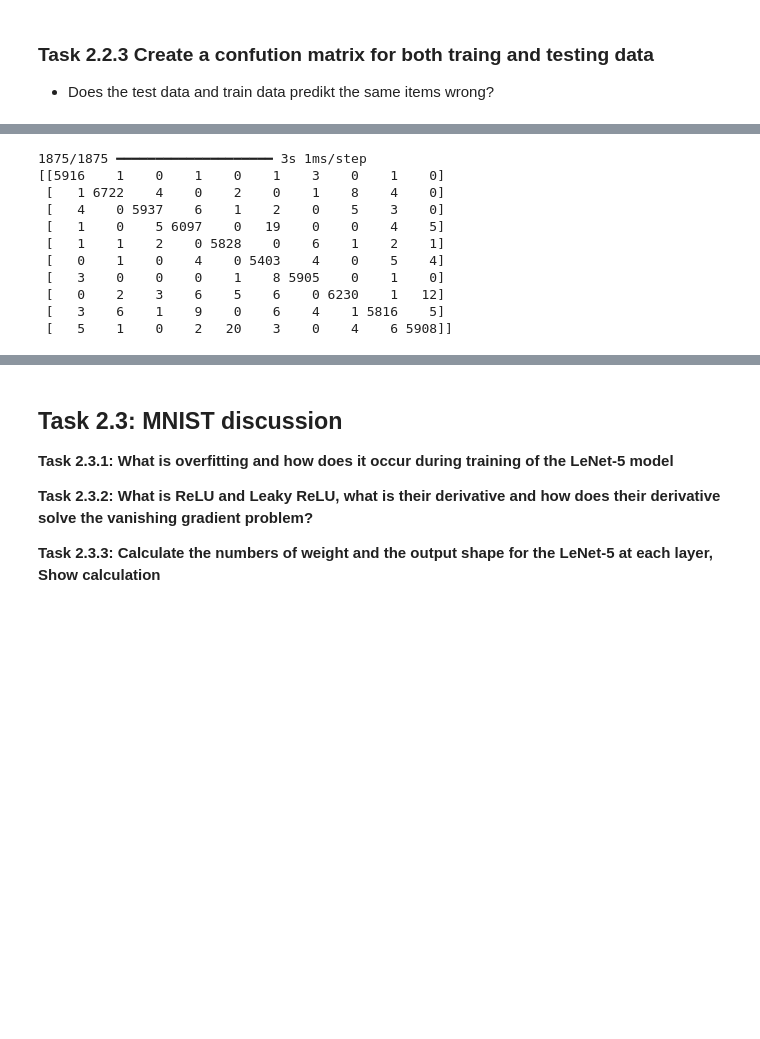
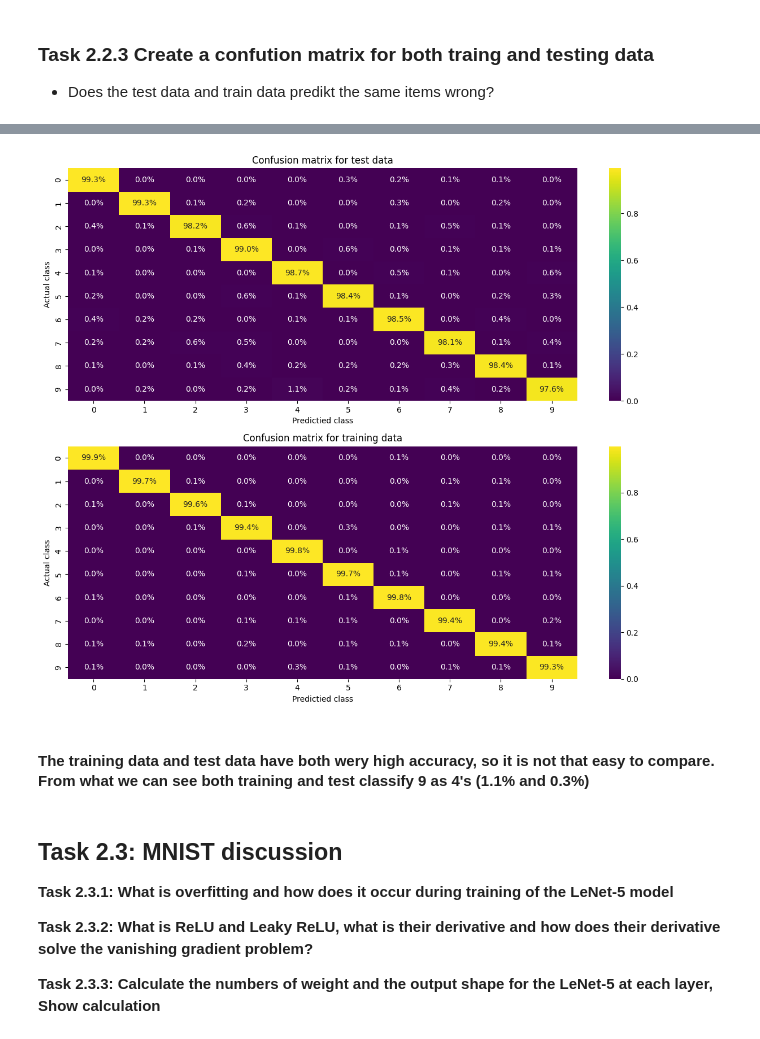
Before and after one commit to hskramstad00/DAT300, a Jupyter notebook: Assignments/CA2/CA2_CNN_Template_02.ipynb, the cells around one changed output, grey strips where cells are left out. Saved outputs shown, nothing was run; the diff lists cells and outputs as text; code cells hidden in the pictures; blank space fills up the shorter version.

Commit message:
fixed confusion matrix for task 2.2.3, with seaborn heatmap plot for better visualization

```diff
--- a/Assignments/CA2/CA2_CNN_Template_02.ipynb
+++ b/Assignments/CA2/CA2_CNN_Template_02.ipynb
@@ -288,21 +269,38 @@ print(confusion_matrix(y_test_conf,y_pred_test))
-# %%
-# creating confusion matrix for training data
-y_prob_train = model.predict(X_train)
-
-# same as with test, changing to prediction
-y_pred_train = np.argmax(y_prob_train, axis=1)
-y_train_conf = np.argmax(y_train, axis=1)
-
-print(confusion_matrix(y_train_conf, y_pred_train))
-# %% [output]
-1875/1875 ━━━━━━━━━━━━━━━━━━━━ 3s 1ms/step
-[[5916    1    0    1    0    1    3    0    1    0]
- [   1 6722    4    0    2    0    1    8    4    0]
- [   4    0 5937    6    1    2    0    5    3    0]
- [   1    0    5 6097    0   19    0    0    4    5]
- [   1    1    2    0 5828    0    6    1    2    1]
- [   0    1    0    4    0 5403    4    0    5    4]
- [   3    0    0    0    1    8 5905    0    1    0]
- [   0    2    3    6    5    6    0 6230    1   12]
- [   3    6    1    9    0    6    4    1 5816    5]
- [   5    1    0    2   20    3    0    4    6 5908]]
+# %%
+# creating confusion matrix for  test data
+y_prob_test = model.predict(X_test)
+
+# have to change to give one prediction for each picture
+y_pred_test = np.argmax(y_prob_test,axis=1)
+y_test_conf = np.argmax(y_test,axis=1)
+
+cf_test = confusion_matrix(y_test_conf,y_pred_test, normalize='true')
+
+# creating confusion matrix for training data
+y_prob_train = model.predict(X_train)
+
+# same as with test, changing to prediction
+y_pred_train = np.argmax(y_prob_train, axis=1)
+y_train_conf = np.argmax(y_train, axis=1)
+
+cf_train = confusion_matrix(y_train_conf, y_pred_train, normalize='true')
+
+# plotting
+plt.figure(figsize=(12,10))
+
+plt.subplot(2,1,1)
+sns.heatmap(cf_test, annot=True, fmt='.1%', cmap='viridis')
+plt.xlabel('Predictied class')
+plt.ylabel('Actual class')
+plt.title('Confusion matrix for test data')
+
+plt.subplot(2,1,2)
+sns.heatmap(cf_train, annot=True, fmt='.1%', cmap='viridis')
+plt.xlabel('Predictied class')
+plt.ylabel('Actual class')
+plt.title('Confusion matrix for training data')
+
+plt.tight_layout()
+
+plt.show()
+# %% [output]
@@ -309,3 +309,6 @@ print(confusion_matrix(y_train_conf, y_pred_train))
+[figure, added]
+# %% [markdown]
+#### The training data and test data have both wery high accuracy, so it is not that easy to compare. From what we can see both training and test classify 9 as 4's (1.1% and 0.3%)
 # %% [markdown]
 ## Task 2.3: MNIST discussion
 
```
Also changed, not shown: parts of 5 cells of this notebook.
